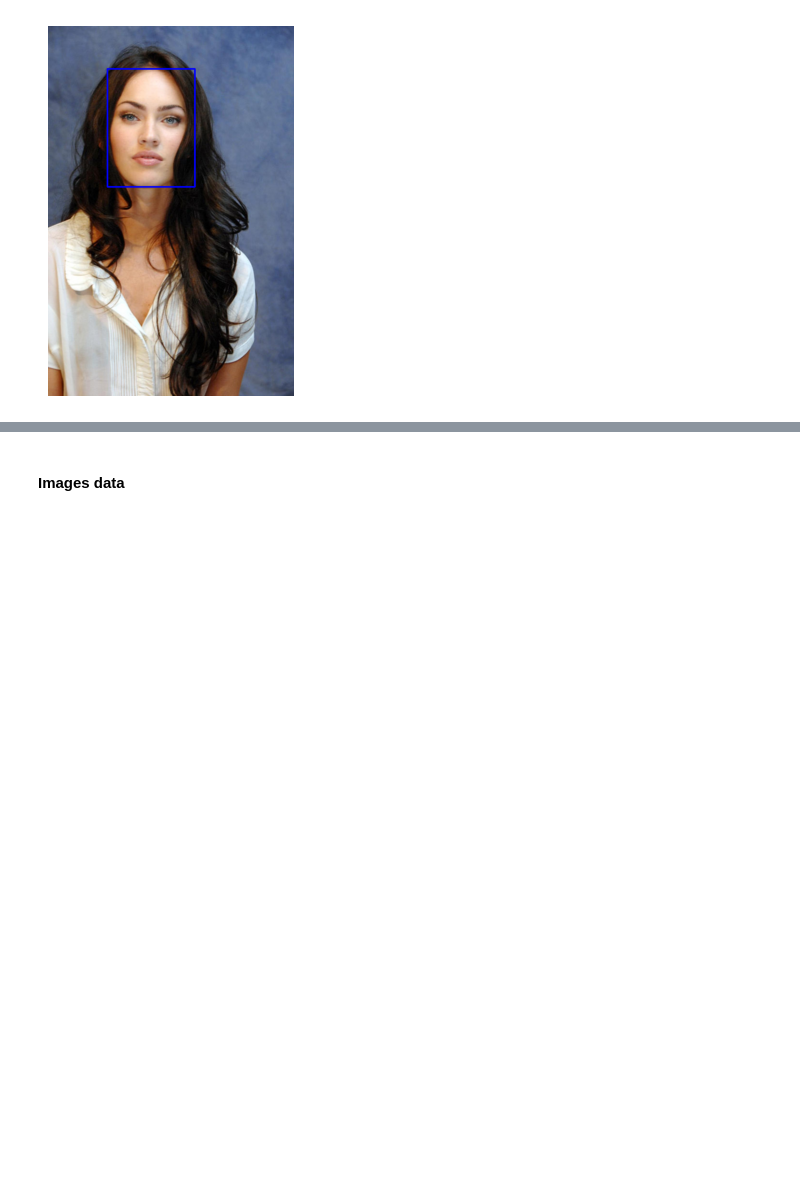
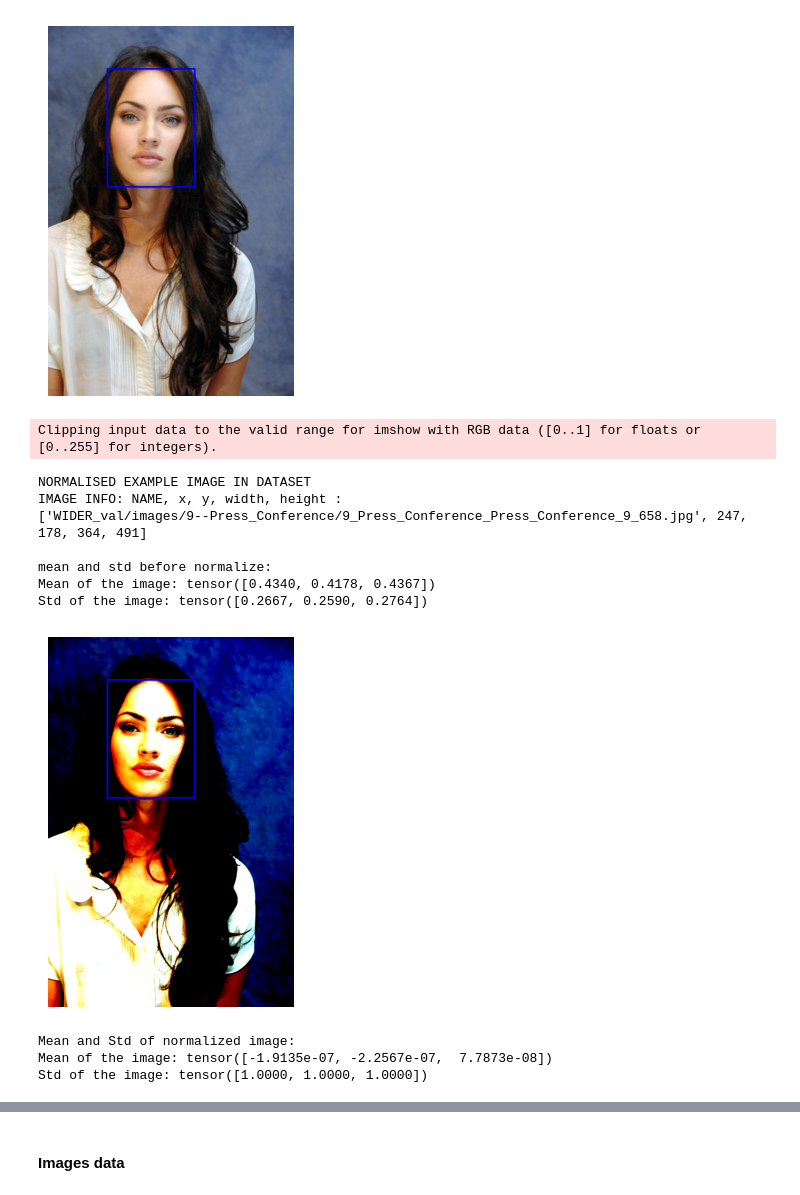
Before and after one commit to APJukic/NEUMRE-Face-tracking-by-using-CNNs, a Jupyter notebook: face-tracking.ipynb, the cells around one changed output, grey strips where cells are left out. Saved outputs shown, nothing was run; the diff lists cells and outputs as text; code cells hidden in the pictures; blank space fills up the shorter version.

```diff
--- a/face-tracking.ipynb
+++ b/face-tracking.ipynb
@@ -124,3 +126,73 @@ EXAMPLE IMAGE IN DATASET
 IMAGE INFO: NAME, x, y, width, height :
 ['WIDER_val/images/9--Press_Conference/9_Press_Conference_Press_Conference_9_658.jpg', 247, 178, 364, 491]
 [figure]
+# %%
+print("NORMALISED EXAMPLE IMAGE IN DATASET")
+print("IMAGE INFO: NAME, x, y, width, height : ")
+pp = -16
+print(images_info_test[pp])
+
+path = images_info_test[pp][0]
+img = cv2.imread(path)
+
+transform = transforms.Compose([
+    transforms.ToTensor()
+])
+img_tr = transform(img)
+mean, std = img_tr.mean([1,2]), img_tr.std([1,2])
+
+# print mean and std
+print()
+print("mean and std before normalize:")
+print("Mean of the image:", mean)
+print("Std of the image:", std)
+
+transform_norm = transforms.Compose([
+    transforms.ToTensor(),
+    transforms.Normalize(mean, std)
+])
+
+img_normalized = transform_norm(img)
+
+# convert this image to numpy array
+img_normalized = np.array(img_normalized)
+
+# transpose from shape of (3,,) to shape of (,,3)
+img_normalized = img_normalized.transpose(1, 2, 0).copy()
+
+
+x = int(images_info_test[pp][1])
+y = int(images_info_test[pp][2])
+width = int(images_info_test[pp][3])
+height = int(images_info_test[pp][4])
+image = cv2.rectangle(img_normalized, (x, y),(x+width, y+height) , (255, 0, 0), 5)
+
+# display the normalized image
+plt.imshow(cv2.cvtColor(image, cv2.COLOR_BGR2RGB))
+plt.axis('off')
+plt.show()
+
+
+# get normalized image
+img_nor = transform_norm(img)
+
+# cailculate mean and std
+mean, std = img_nor.mean([1,2]), img_nor.std([1,2])
+
+# print mean and std
+print("Mean and Std of normalized image:")
+print("Mean of the image:", mean)
+print("Std of the image:", std)
+# %% [output]
+Clipping input data to the valid range for imshow with RGB data ([0..1] for floats or [0..255] for integers).
+NORMALISED EXAMPLE IMAGE IN DATASET
+IMAGE INFO: NAME, x, y, width, height :
+['WIDER_val/images/9--Press_Conference/9_Press_Conference_Press_Conference_9_658.jpg', 247, 178, 364, 491]
+
+mean and std before normalize:
+Mean of the image: tensor([0.4340, 0.4178, 0.4367])
+Std of the image: tensor([0.2667, 0.2590, 0.2764])
+[figure, added]
+Mean and Std of normalized image:
+Mean of the image: tensor([-1.9135e-07, -2.2567e-07,  7.7873e-08])
+Std of the image: tensor([1.0000, 1.0000, 1.0000])
```
Also changed, not shown: parts of 27 cells of this notebook.
